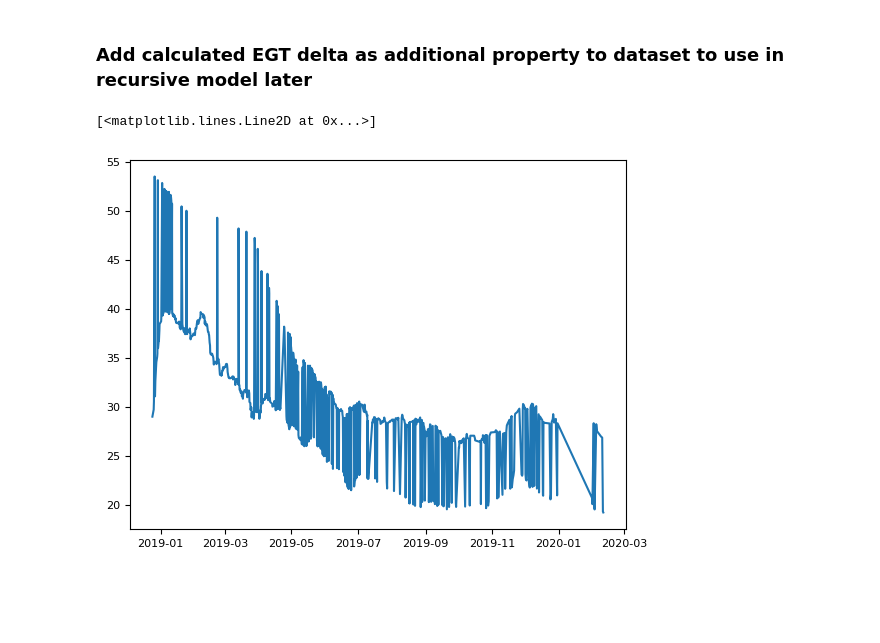
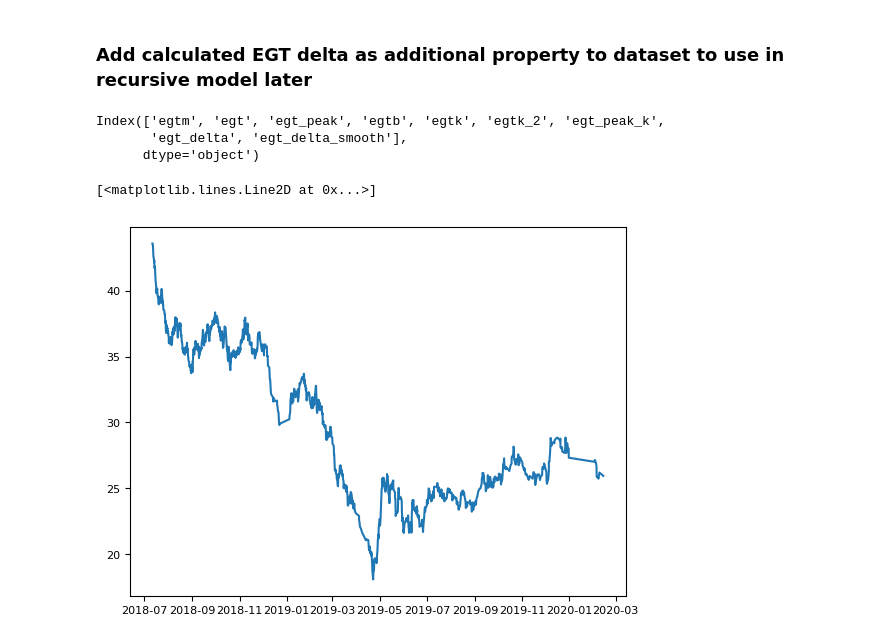
Before and after one commit to skeptlk/ecm, a Jupyter notebook: ex11_deltas.ipynb, the cells around one changed output. Drawn from its saved outputs; the diff is of its cells as text; code cells hidden in the pictures; blank space fills up the shorter version.

Commit message:
predict all fleet

```diff
--- a/ex11_deltas.ipynb
+++ b/ex11_deltas.ipynb
@@ -338,25 +338,34 @@ plot_predictions(data, 'VQ-BDU', 2, train_i, predicted_test['pred'], predicted_t
 # %% [markdown]
 ### Add calculated EGT delta as additional property to dataset to use in recursive model later
 # %%
-def add_egt_delta_to_dataset(dataset: pd.DataFrame, bleed_param='prv'):
+def add_egt_delta_to_dataset(dataset: pd.DataFrame, bleed_param='prv', fleet=[]):
   for acnum in fleet:
     for pos in [1, 2]:
       for bleed in [0, 1]:
         subset_index = (dataset['pos'] == pos) & (dataset['acnum'] == acnum) & (dataset[bleed_param] == bleed)
         baseline = train_engine_baseline(dataset[subset_index])
         egt_delta = compute_egtm(dataset[subset_index], baseline)
-        egt_delta_smooth = smooth(egt_delta, 0.05)
         dataset.loc[subset_index, 'egt_delta'] = egt_delta
-        dataset.loc[subset_index, 'egt_delta_smooth'] = egt_delta_smooth
+
+      subset_index = (dataset['pos'] == pos) & (dataset['acnum'] == acnum)
+      egt_delta = dataset.loc[subset_index, 'egt_delta']
+      egt_delta_smooth = smooth(egt_delta, 0.05)
+      dataset.loc[subset_index, 'egt_delta_smooth'] = egt_delta_smooth
 
   return dataset
 # %%
 dataset_with_delta = add_egt_delta_to_dataset(data)
 # %%
 dataset_with_delta.to_csv("VQ-BDU_VQ-BGU_with_delta.csv", index=False)
+# %%
+dataset_with_delta.columns[dataset_with_delta.columns.str.startswith("egt")]
+# %% [output]
+Index(['egtm', 'egt', 'egt_peak', 'egtb', 'egtk', 'egtk_2', 'egt_peak_k',
+       'egt_delta', 'egt_delta_smooth'],
+      dtype='object')
 # %%
-dd = dataset_with_delta.query('acnum=="VQ-BGU" and pos==1')
+dd = dataset_with_delta.query('acnum=="VQ-BDU" and pos==2')
 plt.plot(dd['reportts'], dd['egt_delta_smooth'])
 # %% [output]
 [<matplotlib.lines.Line2D at 0x...>]
-[figure, old version]
+[figure, new version]
```
Also changed, not shown: parts of 3 cells of this notebook, 3 other files.
